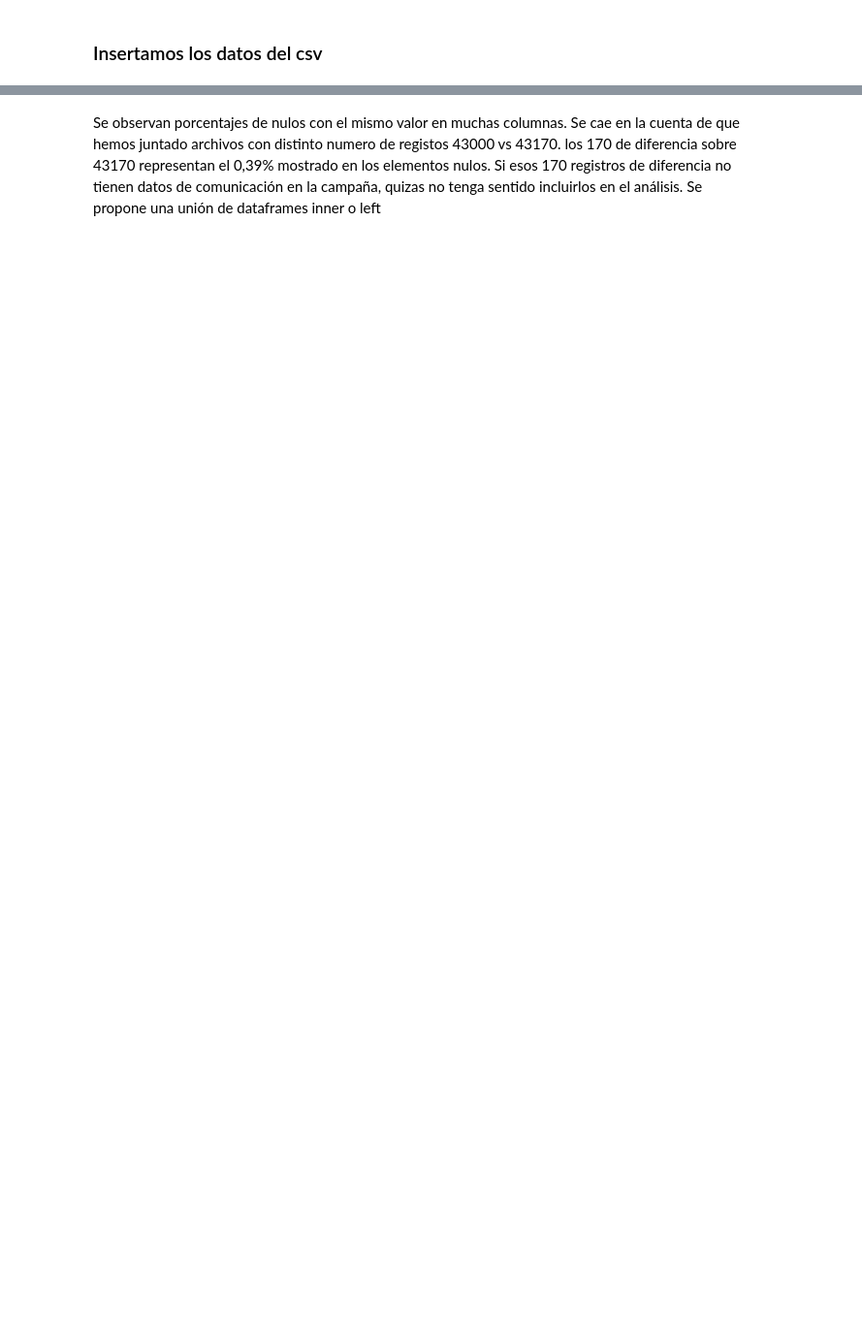
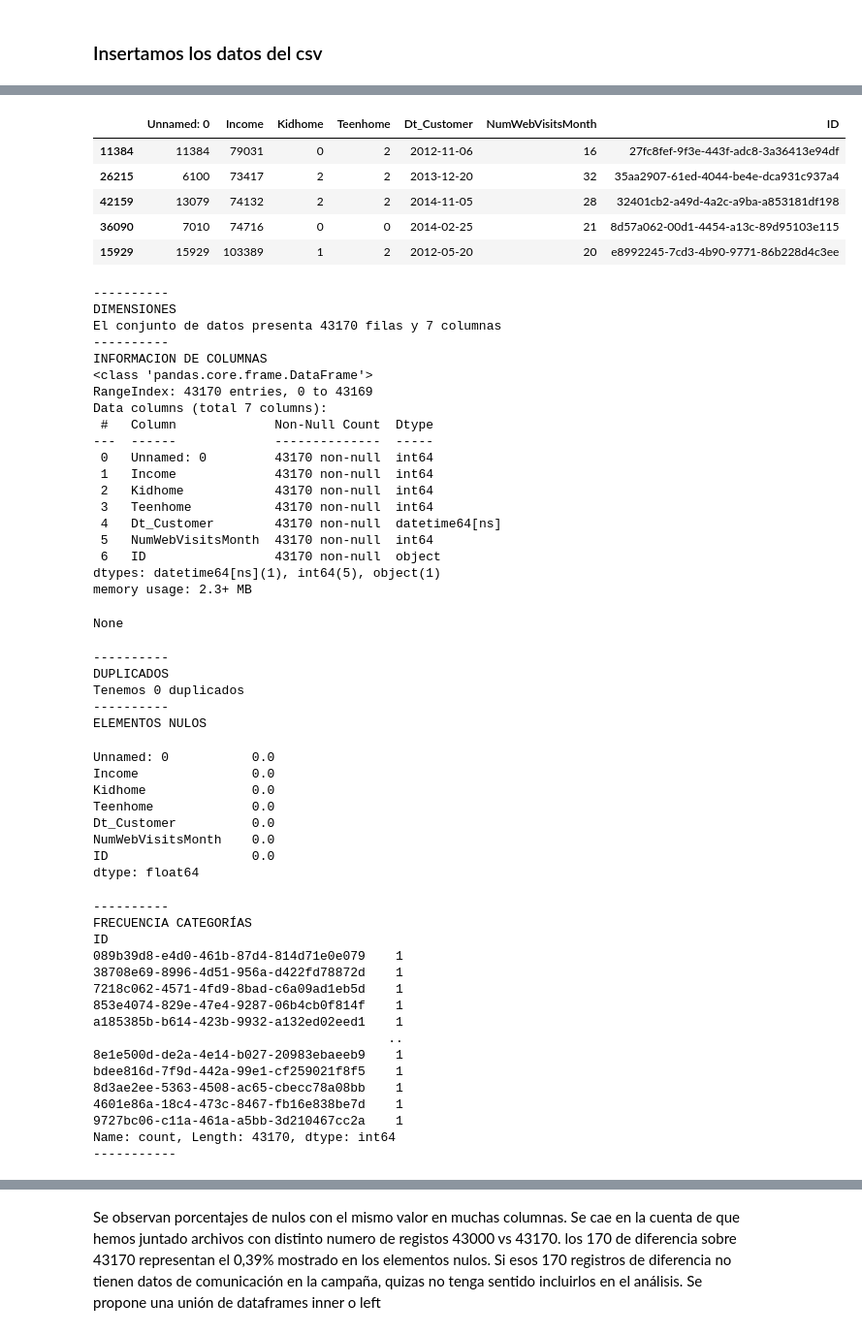
Before and after one commit to inaki1987/04.ProyectoEDA, a Jupyter notebook: notebooks/01.EDA_preliminar.ipynb, the cells around one changed output, grey strips where cells are left out. Shown: that part at 97% size. Drawn from its saved outputs; the diff is of its cells as text; code cells hidden in the pictures; blank space fills up the shorter version.

```diff
--- a/notebooks/01.EDA_preliminar.ipynb
+++ b/notebooks/01.EDA_preliminar.ipynb
@@ -24,0 +84,58 @@ Eliminamos las columnas Unnamed porvenientes de los dos df originales
+# %%
+se.eda_prelim(df_details_completo)
+# %% [output]
+|  | Unnamed: 0 | Income | Kidhome | Teenhome | Dt_Customer | NumWebVisitsMonth | ID |
+| 11384 | 11384 | 79031 | 0 | 2 | 2012-11-06 | 16 | 27fc8fef-9f3e-443f-adc8-3a36413e94df |
+| 26215 | 6100 | 73417 | 2 | 2 | 2013-12-20 | 32 | 35aa2907-61ed-4044-be4e-dca931c937a4 |
+| 42159 | 13079 | 74132 | 2 | 2 | 2014-11-05 | 28 | 32401cb2-a49d-4a2c-a9ba-a853181df198 |
+| 36090 | 7010 | 74716 | 0 | 0 | 2014-02-25 | 21 | 8d57a062-00d1-4454-a13c-89d95103e115 |
+| 15929 | 15929 | 103389 | 1 | 2 | 2012-05-20 | 20 | e8992245-7cd3-4b90-9771-86b228d4c3ee |
+----------
+DIMENSIONES
+El conjunto de datos presenta 43170 filas y 7 columnas
+----------
+INFORMACION DE COLUMNAS
+<class 'pandas.core.frame.DataFrame'>
+RangeIndex: 43170 entries, 0 to 43169
+Data columns (total 7 columns):
+ #   Column             Non-Null Count  Dtype
+---  ------             --------------  -----
+ 0   Unnamed: 0         43170 non-null  int64
+ 1   Income             43170 non-null  int64
+ 2   Kidhome            43170 non-null  int64
+ 3   Teenhome           43170 non-null  int64
+ 4   Dt_Customer        43170 non-null  datetime64[ns]
+ 5   NumWebVisitsMonth  43170 non-null  int64
+ 6   ID                 43170 non-null  object
+dtypes: datetime64[ns](1), int64(5), object(1)
+memory usage: 2.3+ MB
+None
+----------
+DUPLICADOS
+Tenemos 0 duplicados
+----------
+ELEMENTOS NULOS
+Unnamed: 0           0.0
+Income               0.0
+Kidhome              0.0
+Teenhome             0.0
+Dt_Customer          0.0
+NumWebVisitsMonth    0.0
+ID                   0.0
+dtype: float64
+----------
+FRECUENCIA CATEGORÍAS
+ID
+089b39d8-e4d0-461b-87d4-814d71e0e079    1
+38708e69-8996-4d51-956a-d422fd78872d    1
+7218c062-4571-4fd9-8bad-c6a09ad1eb5d    1
+853e4074-829e-47e4-9287-06b4cb0f814f    1
+a185385b-b614-423b-9932-a132ed02eed1    1
+                                       ..
+8e1e500d-de2a-4e14-b027-20983ebaeeb9    1
+bdee816d-7f9d-442a-99e1-cf259021f8f5    1
+8d3ae2ee-5363-4508-ac65-cbecc78a08bb    1
+4601e86a-18c4-473c-8467-fb16e838be7d    1
+9727bc06-c11a-461a-a5bb-3d210467cc2a    1
+Name: count, Length: 43170, dtype: int64
+-----------
```
Also changed, not shown: parts of 12 cells of this notebook, 2 other files.
